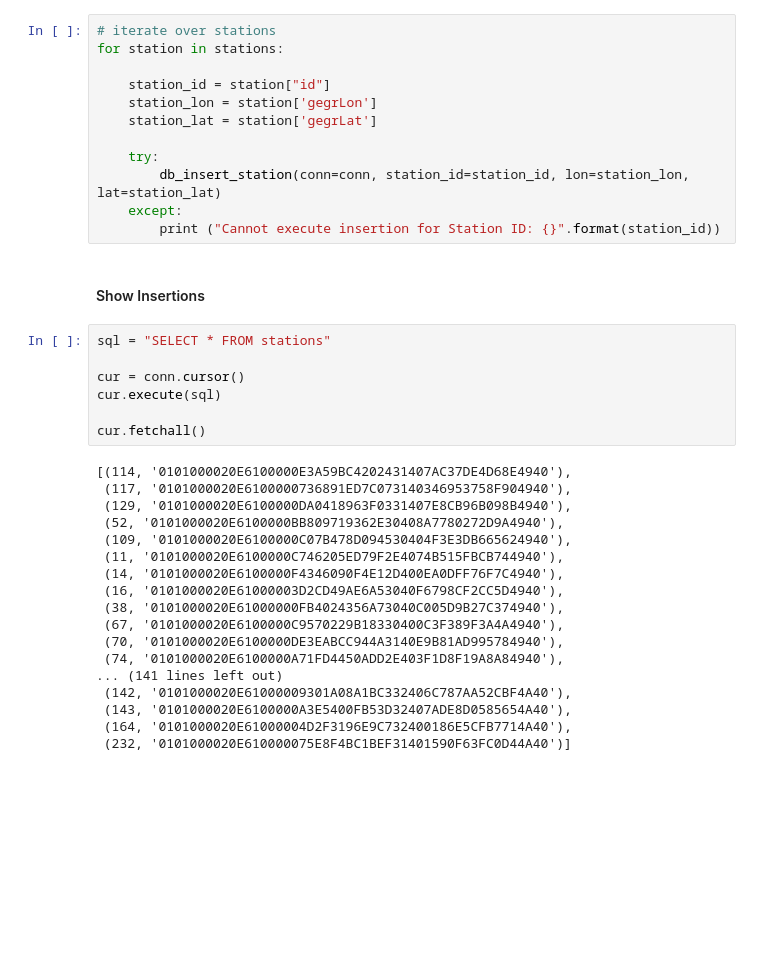
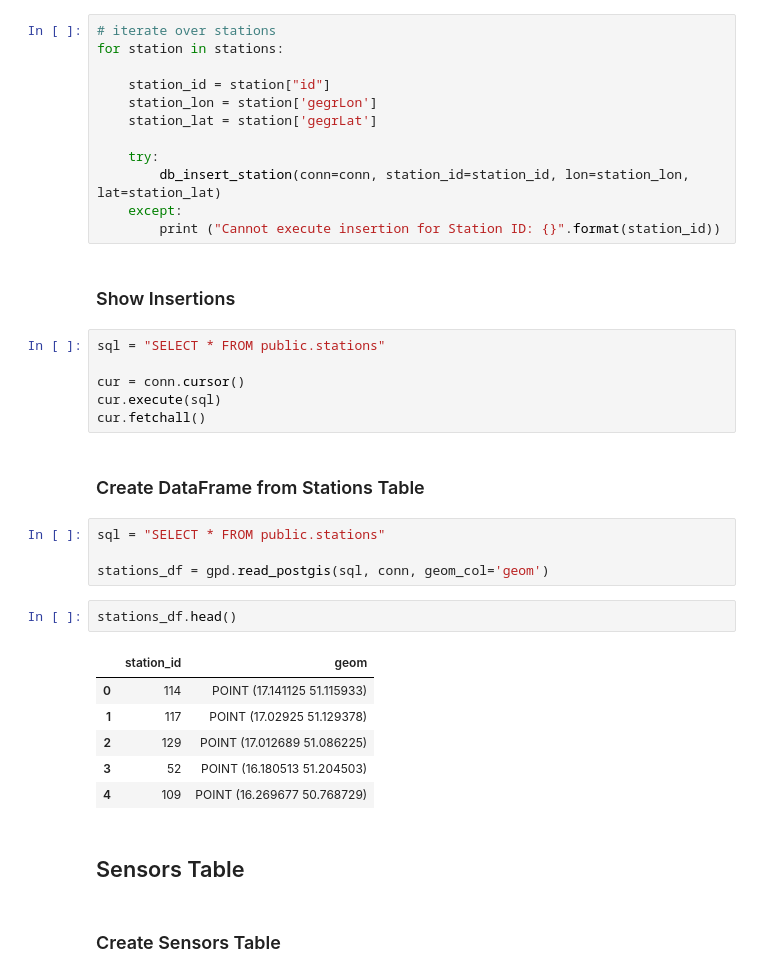
Before and after one commit to lukaszKielar/Home-Air-Quality-Station, a Jupyter notebook: python/GIOS_readings.ipynb, the cells around one changed output. Cells and saved outputs as stored; diff of their text form; blank space fills up the shorter version.

Commit message:
Sensors insertion added to the project

```diff
--- a/python/GIOS_readings.ipynb
+++ b/python/GIOS_readings.ipynb
@@ -259,29 +273,29 @@ for station in stations:
     except:
         print ("Cannot execute insertion for Station ID: {}".format(station_id))
 # %% [markdown]
-#### Show Insertions
+### Show Insertions
 # %%
-sql = "SELECT * FROM stations"
+sql = "SELECT * FROM public.stations"
 
 cur = conn.cursor()
 cur.execute(sql)
-
 cur.fetchall()
-# %% [output]
-[(114, '0101000020E6100000E3A59BC4202431407AC37DE4D68E4940'),
- (117, '0101000020E6100000736891ED7C073140346953758F904940'),
- (129, '0101000020E6100000DA0418963F0331407E8CB96B098B4940'),
- (52, '0101000020E6100000BB809719362E30408A7780272D9A4940'),
- (109, '0101000020E6100000C07B478D094530404F3E3DB665624940'),
- (11, '0101000020E6100000C746205ED79F2E4074B515FBCB744940'),
- (14, '0101000020E6100000F4346090F4E12D400EA0DFF76F7C4940'),
- (16, '0101000020E61000003D2CD49AE6A53040F6798CF2CC5D4940'),
- (38, '0101000020E61000000FB4024356A73040C005D9B27C374940'),
- (67, '0101000020E6100000C9570229B18330400C3F389F3A4A4940'),
- (70, '0101000020E6100000DE3EABCC944A3140E9B81AD995784940'),
- (74, '0101000020E6100000A71FD4450ADD2E403F1D8F19A8A84940'),
-... (141 lines left out)
- (142, '0101000020E61000009301A08A1BC332406C787AA52CBF4A40'),
- (143, '0101000020E6100000A3E5400FB53D32407ADE8D0585654A40'),
- (164, '0101000020E61000004D2F3196E9C732400186E5CFB7714A40'),
- (232, '0101000020E610000075E8F4BC1BEF31401590F63FC0D44A40')]
+# %% [markdown]
+### Create DataFrame from Stations Table
+# %%
+sql = "SELECT * FROM public.stations"
+
+stations_df = gpd.read_postgis(sql, conn, geom_col='geom')
+# %%
+stations_df.head()
+# %% [output]
+|  | station_id | geom |
+| 0 | 114 | POINT (17.141125 51.115933) |
+| 1 | 117 | POINT (17.02925 51.129378) |
+| 2 | 129 | POINT (17.012689 51.086225) |
+| 3 | 52 | POINT (16.180513 51.204503) |
+| 4 | 109 | POINT (16.269677 50.768729) |
+# %% [markdown]
+## Sensors Table
+# %% [markdown]
+### Create Sensors Table
```
Also changed, not shown: parts of 15 cells of this notebook, 2 other files.
